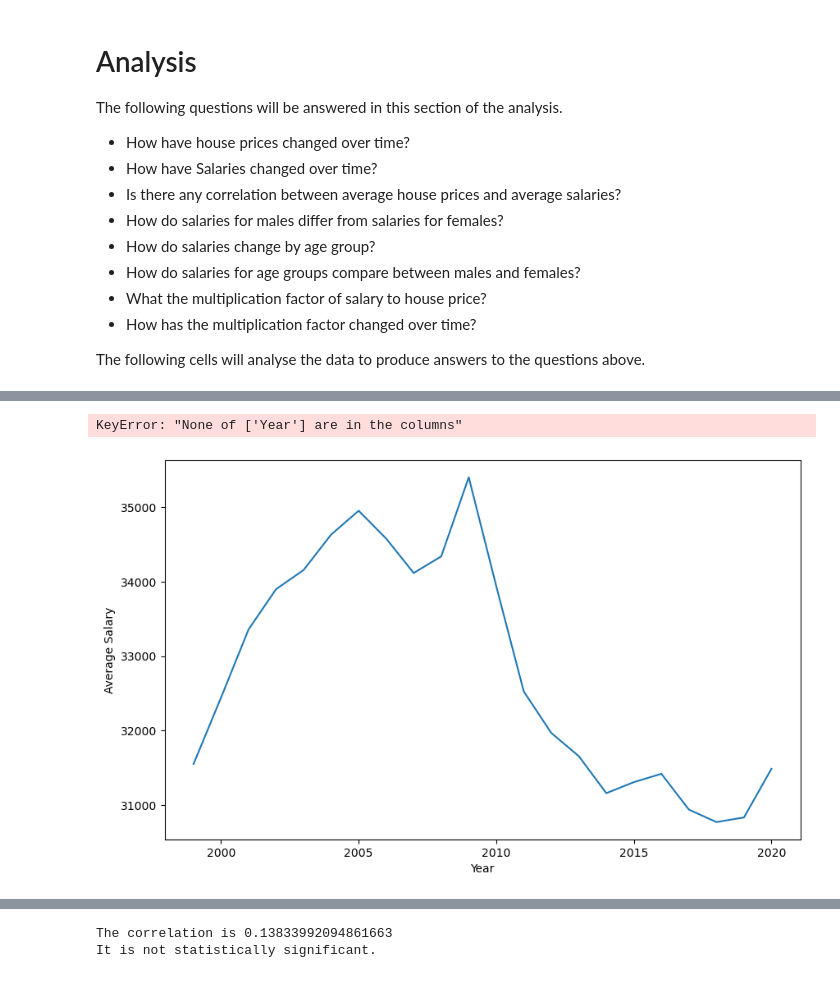
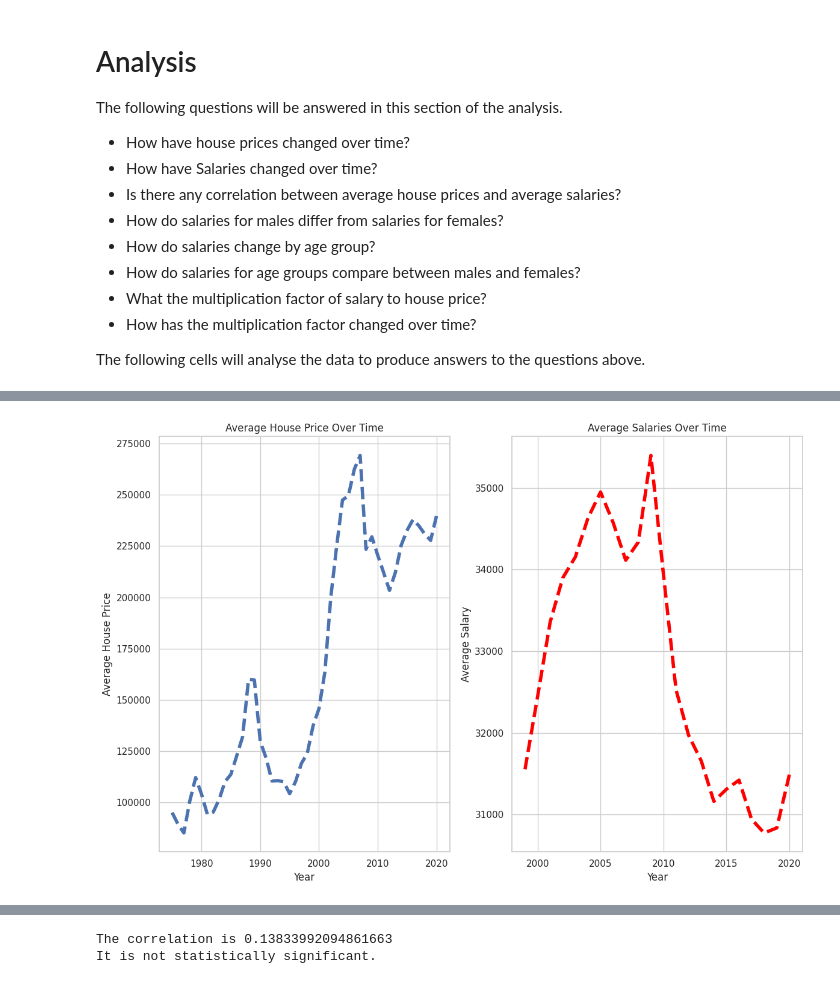
Before and after one commit to benwalkerdata/HousePriceSalaryAnalysis, a Jupyter notebook: house_price_salary_analysis.ipynb, the cells around one changed output, grey strips where cells are left out. Cells and saved outputs as stored; diff of their text form; code cells hidden in the pictures.

```diff
--- a/house_price_salary_analysis.ipynb
+++ b/house_price_salary_analysis.ipynb
@@ -182,16 +166,34 @@ plt.show()
 # %%
 df_salary = df_salary.rename(columns={"Median Salary adj. by inflation (pounds)": "Average Salary"})
-df_salary = df_salary.set_index("Year")
-df_salary.head(5)
+#df_salary = df_salary.set_index("Year")
-# %% [output]
-KeyError: "None of ['Year'] are in the columns"
-# %%
-fig = plt.figure(figsize=(10,6))
-plt.plot(df_salary.index, df_salary['Average Salary'])
-plt.xlabel('Year')
-plt.ylabel('Average Salary')
-
-plt.show()
-# %% [output]
-[figure, removed]
+# %%
+#Set figure size
+flt = plt.figure(figsize=(12,8))
+
+#Set Grid size
+gs= GridSpec(1,2)
+
+#Create subplots
+plot1 = plt.subplot(gs[0])
+plot2 = plt.subplot(gs[1])
+
+#Create plots
+plot1.plot(df_house['Year'], df_house['Average House Price'], linestyle='dashed', linewidth=4)
+plot2.plot(df_salary['Year'], df_salary['Average Salary'], color="red", linestyle='dashed', linewidth=4)
+
+#Add labels and titles
+plot1.set_xlabel('Year')
+plot1.set_ylabel('Average House Price')
+plot1.set_title("Average House Price Over Time")
+
+plot2.set_xlabel('Year')
+plot2.set_ylabel('Average Salary')
+plot2.set_title('Average Salaries Over Time')
+
+#Adjust the layout
+plt.tight_layout()
+#Show the plots
+plt.show()
+# %% [output]
+[figure, added]
 # %%
```
Also changed, not shown: parts of 23 cells of this notebook.
